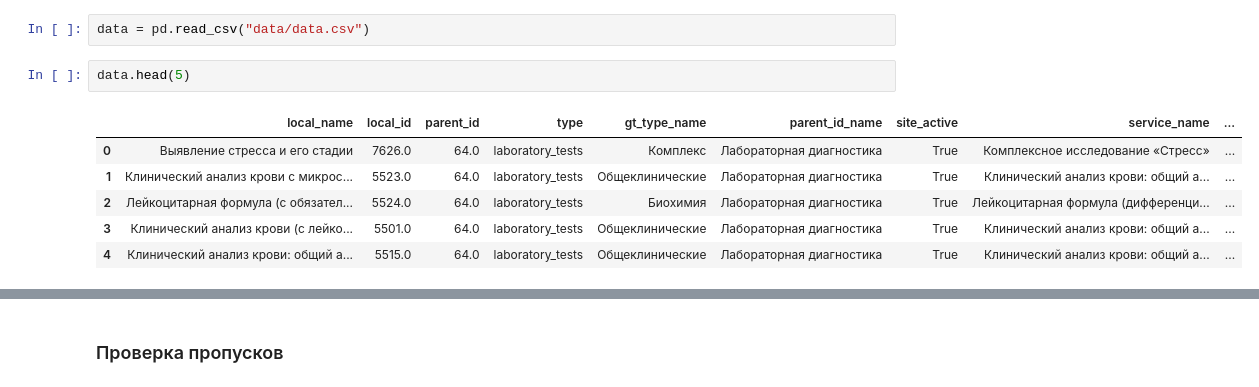
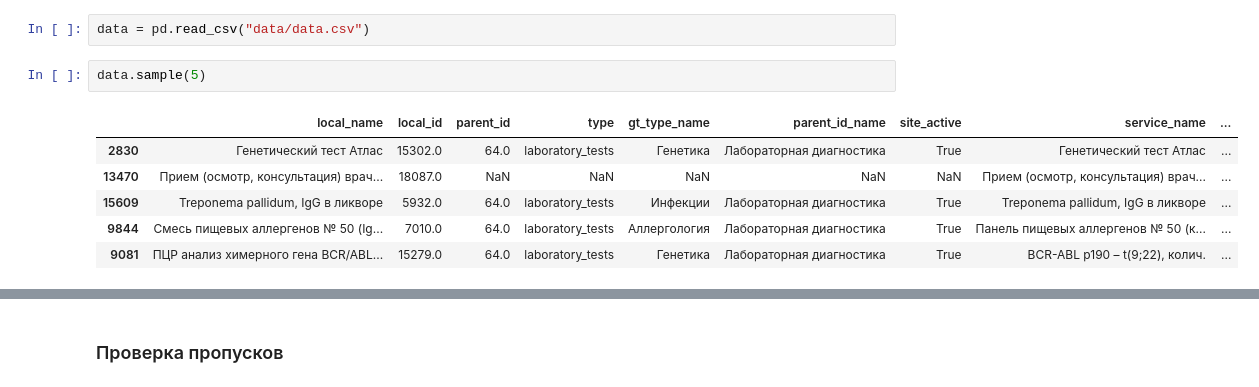
Before and after one commit to EugeneBondarenko1T/clinic_service_matcher, a Jupyter notebook: notebooks/eda_clinic_services.ipynb, the cells around one changed output, grey strips where cells are left out. Drawn from its saved outputs; the diff is of its cells as text.

```diff
--- a/notebooks/eda_clinic_services.ipynb
+++ b/notebooks/eda_clinic_services.ipynb
@@ -32,11 +31,11 @@ from bertopic import BERTopic
 # %%
 data = pd.read_csv("data/data.csv")
 # %%
-data.head(5)
+data.sample(5)
 # %% [output]
 |  | local_name | local_id | parent_id | type | gt_type_name | parent_id_name | site_active | service_name | ... |
-| 0 | Выявление стресса и его стадии | 7626.0 | 64.0 | laboratory_tests | Комплекс | Лабораторная диагностика | True | Комплексное исследование «Стресс» | ... |
-| 1 | Клинический анализ крови с микрос... | 5523.0 | 64.0 | laboratory_tests | Общеклинические | Лабораторная диагностика | True | Клинический анализ крови: общий а... | ... |
-| 2 | Лейкоцитарная формула (с обязател... | 5524.0 | 64.0 | laboratory_tests | Биохимия | Лабораторная диагностика | True | Лейкоцитарная формула (дифференци... | ... |
-| 3 | Клинический анализ крови (c лейко... | 5501.0 | 64.0 | laboratory_tests | Общеклинические | Лабораторная диагностика | True | Клинический анализ крови: общий а... | ... |
-| 4 | Клинический анализ крови: общий а... | 5515.0 | 64.0 | laboratory_tests | Общеклинические | Лабораторная диагностика | True | Клинический анализ крови: общий а... | ... |
+| 2830 | Генетический тест Атлас | 15302.0 | 64.0 | laboratory_tests | Генетика | Лабораторная диагностика | True | Генетический тест Атлас | ... |
+| 13470 | Прием (осмотр, консультация) врач... | 18087.0 | NaN | NaN | NaN | NaN | NaN | Прием (осмотр, консультация) врач... | ... |
+| 15609 | Treponema pallidum, IgG в ликворе | 5932.0 | 64.0 | laboratory_tests | Инфекции | Лабораторная диагностика | True | Treponema pallidum, IgG в ликворе | ... |
+| 9844 | Смесь пищевых аллергенов № 50 (Ig... | 7010.0 | 64.0 | laboratory_tests | Аллергология | Лабораторная диагностика | True | Панель пищевых аллергенов № 50 (к... | ... |
+| 9081 | ПЦР анализ химерного гена BCR/ABL... | 15279.0 | 64.0 | laboratory_tests | Генетика | Лабораторная диагностика | True | BCR-ABL p190 – t(9;22), колич. | ... |
```
Also changed, not shown: parts of 35 cells of this notebook, 3 other files.
